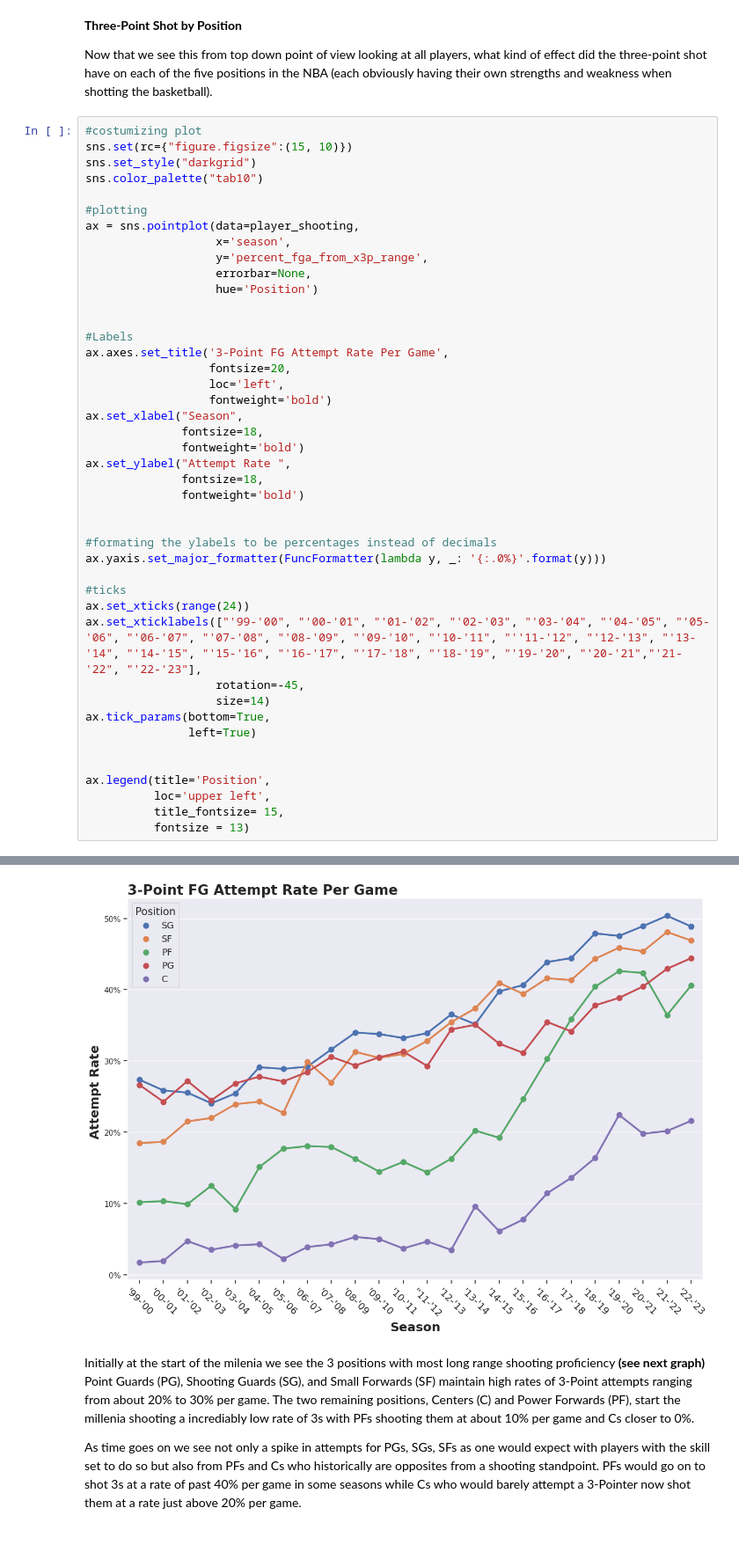
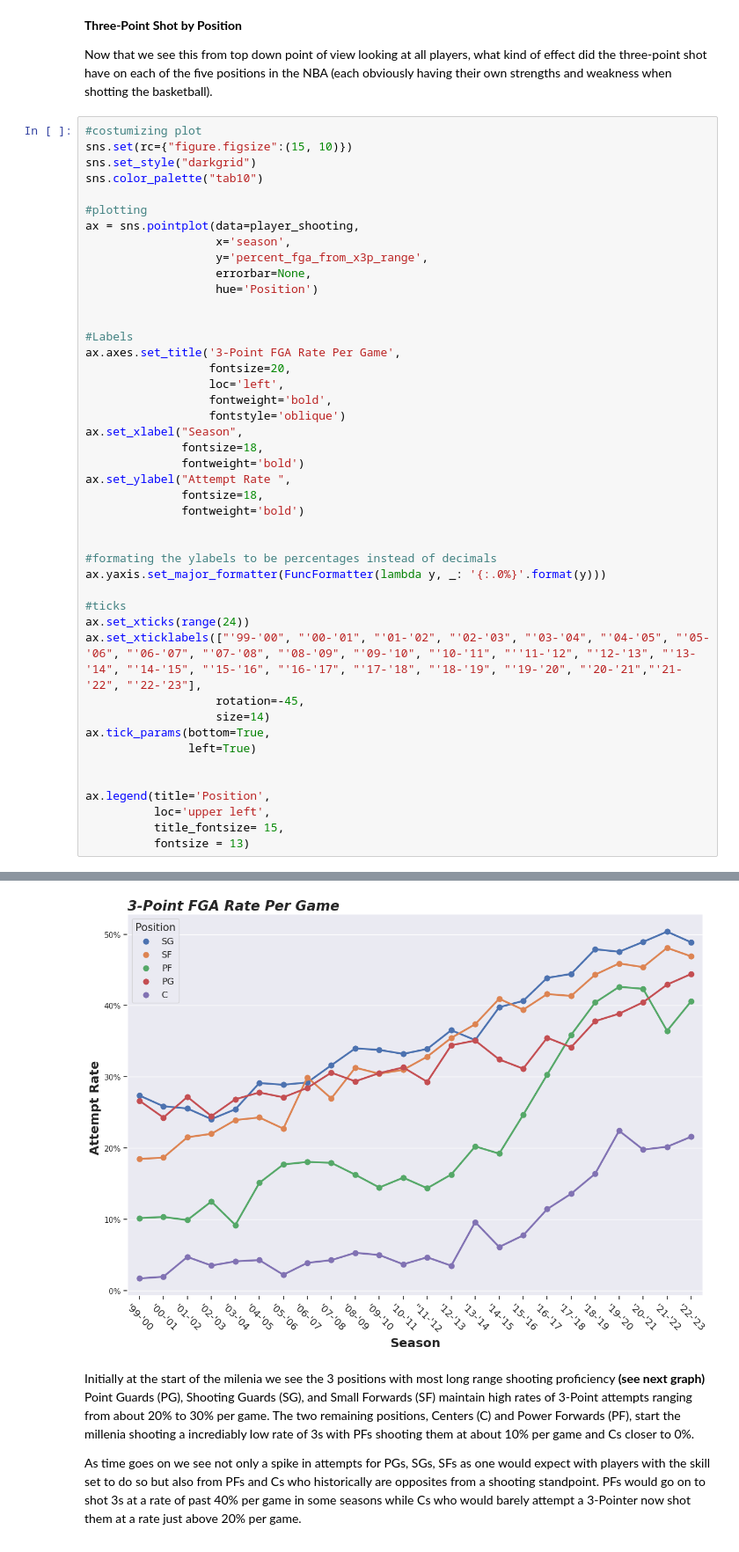
Before and after one commit to RafaelJMinaya/NBA-3Point-Shooting-Analysis, a Jupyter notebook: nba-3-point-shooting-evolution.ipynb, the cells around one changed output, grey strips where cells are left out. Shown at 88% size. Cells and saved outputs as stored; diff of their text form.

```diff
--- a/nba-3-point-shooting-evolution.ipynb
+++ b/nba-3-point-shooting-evolution.ipynb
@@ -260,37 +262,38 @@ ax = sns.pointplot(data=player_shooting,
 
 
 #Labels
-ax.axes.set_title('3-Point FG Attempt Rate Per Game',
+ax.axes.set_title('3-Point FGA Rate Per Game',
                   fontsize=20,
                   loc='left',
-                  fontweight='bold')
+                  fontweight='bold',
+                  fontstyle='oblique')
 ax.set_xlabel("Season",
               fontsize=18,
               fontweight='bold')
 ax.set_ylabel("Attempt Rate ",
               fontsize=18,
               fontweight='bold')
 
 
 #formating the ylabels to be percentages instead of decimals
 ax.yaxis.set_major_formatter(FuncFormatter(lambda y, _: '{:.0%}'.format(y)))
 
 #ticks
 ax.set_xticks(range(24))
 ax.set_xticklabels(["'99-'00", "'00-'01", "'01-'02", "'02-'03", "'03-'04", "'04-'05", "'05-'06", "'06-'07", "'07-'08", "'08-'09", "'09-'10", "'10-'11", "''11-'12", "'12-'13", "'13-'14", "'14-'15", "'15-'16", "'16-'17", "'17-'18", "'18-'19", "'19-'20", "'20-'21","'21-'22", "'22-'23"],
                    rotation=-45,
                    size=14)
 ax.tick_params(bottom=True,
                left=True)
 
 
 ax.legend(title='Position',
           loc='upper left',
           title_fontsize= 15,
           fontsize = 13)
 # %% [output]
 <matplotlib.legend.Legend at 0x...>
-[figure, old version]
+[figure, new version]
 # %% [markdown]
 Initially at the start of the milenia we see the 3 positions with most long range shooting proficiency **(see next graph)** Point Guards (PG), Shooting Guards (SG), and Small Forwards (SF) maintain high rates of 3-Point attempts ranging from about 20% to 30% per game. The two remaining positions, Centers (C) and Power Forwards (PF), start the millenia shooting a incrediably low rate of 3s with PFs shooting them at about 10% per game and Cs closer to 0%.
 
```
Also changed, not shown: parts of 14 cells of this notebook.
